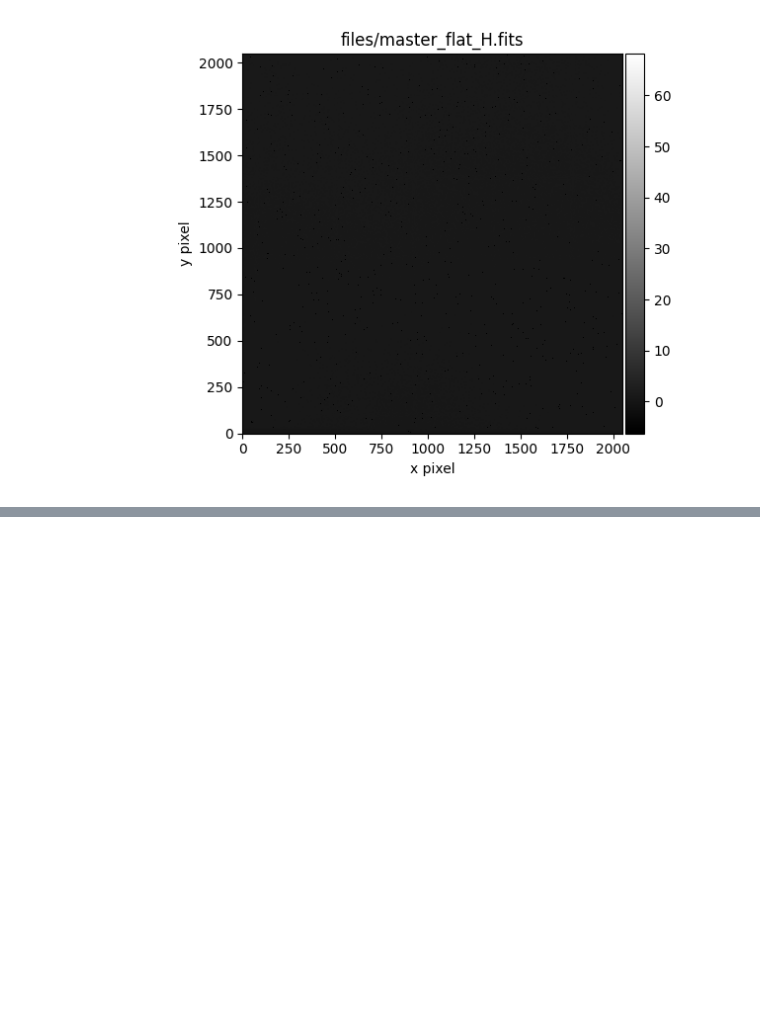
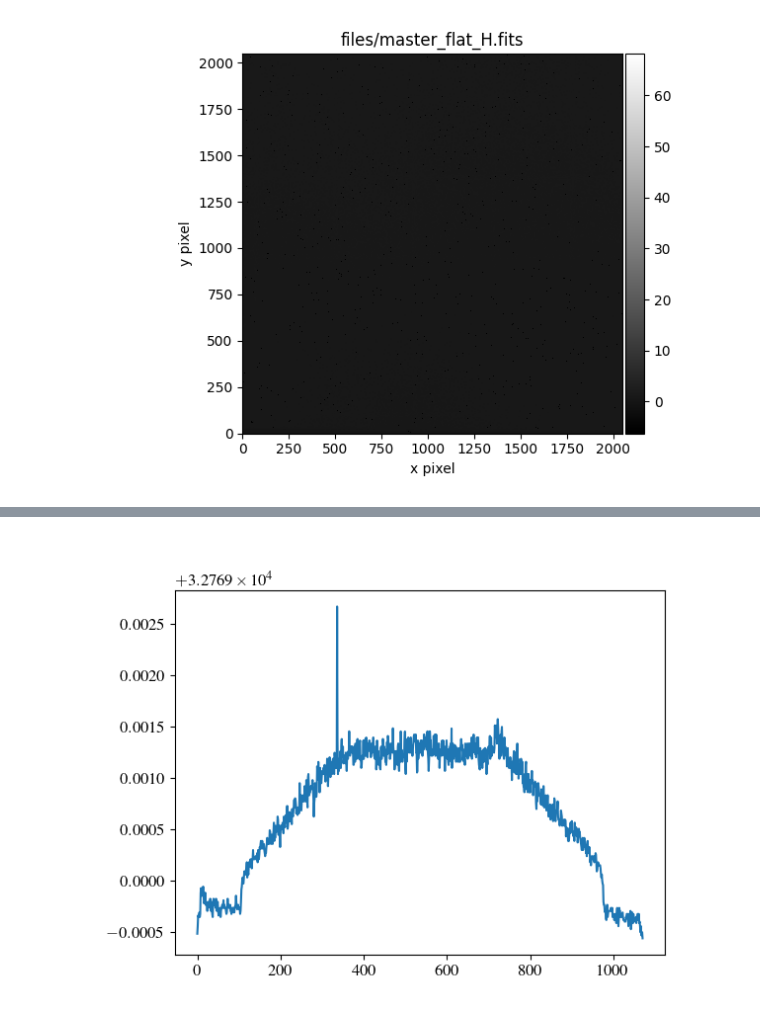
Before and after one commit to MaxFleming23/WiFeS_seeing, a Jupyter notebook: figures.ipynb, the cells around one changed output, grey strips where cells are left out. Drawn from its saved outputs; the diff is of its cells as text; code cells hidden in the pictures; blank space fills up the shorter version.

```diff
--- a/figures.ipynb
+++ b/figures.ipynb
@@ -822,0 +823,6 @@ plt.show()
+# %%
+plt.figure(clear=True)
+plt.plot(data[680])
+plt.show()
+# %% [output]
+[figure, added]
```
Also changed, not shown: parts of 1 cell of this notebook, 5 other files.
